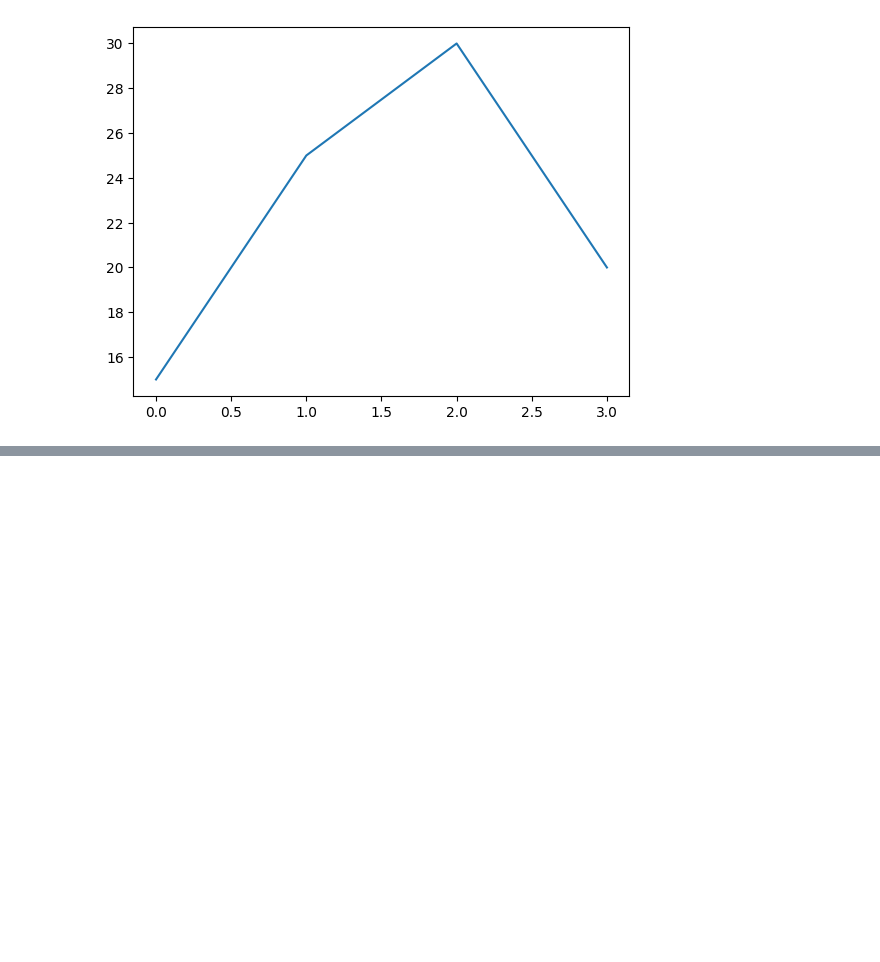
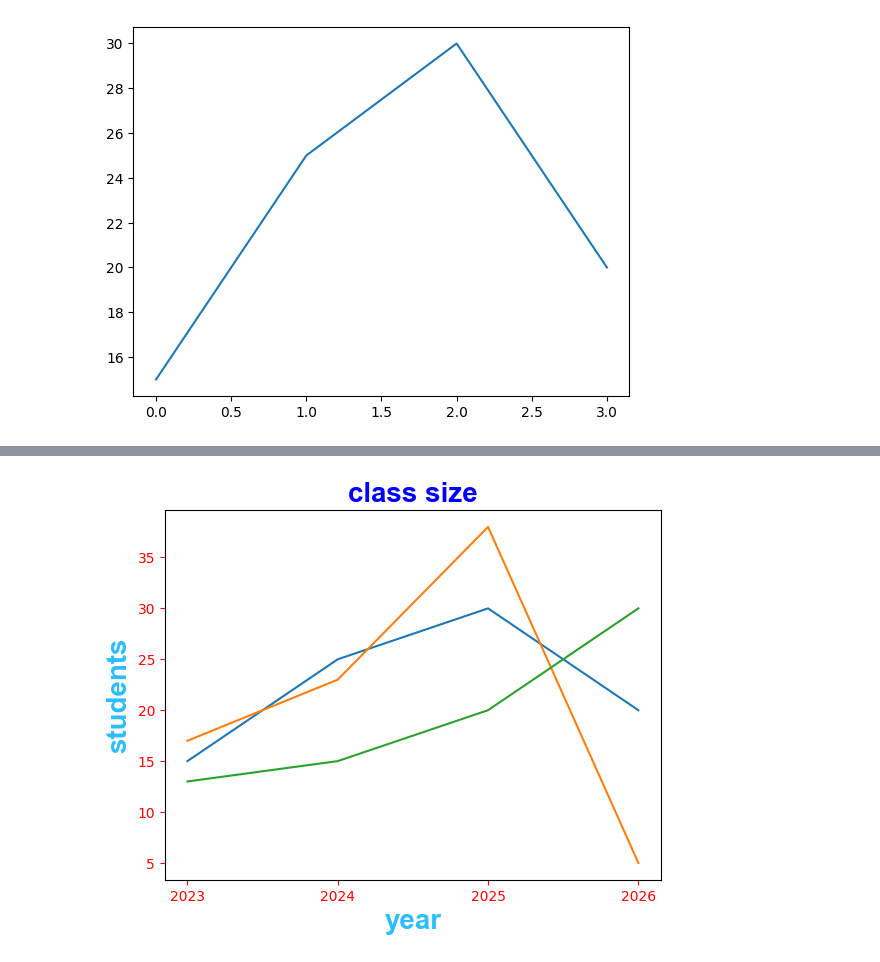
Before and after one commit to parinitaaa/python-libraries, a Jupyter notebook: matplotlib/analysis.ipynb, the cells around one changed output, grey strips where cells are left out. Saved outputs shown, nothing was run; the diff lists cells and outputs as text; code cells hidden in the pictures; blank space fills up the shorter version.

```diff
--- a/matplotlib/analysis.ipynb
+++ b/matplotlib/analysis.ipynb
@@ -32,0 +45,20 @@ plt.show()
+# %%
+x=np.array([2023,2024,2025,2026])
+y1=np.array([15,25,30,20])
+y2=np.array([17,23,38,5])
+y3=np.array([13,15,20,30])
+
+plt.title("class size",fontsize=20,family="Arial",fontweight="bold",color="blue")
+plt.xlabel("year",fontsize=20,family="Arial",fontweight="bold",color="#2dbefc")
+plt.ylabel("students",fontsize=20,family="Arial",fontweight="bold",color="#2dbefc")
+plt.tick_params(axis="both",colors="red")
+
+plt.xticks(x)
+
+
+plt.plot(x,y1)
+plt.plot(x,y2)
+plt.plot(x,y3)
+plt.show()
+# %% [output]
+[figure, added]
```
Also changed, not shown: parts of 9 cells of this notebook, 1 other file.
